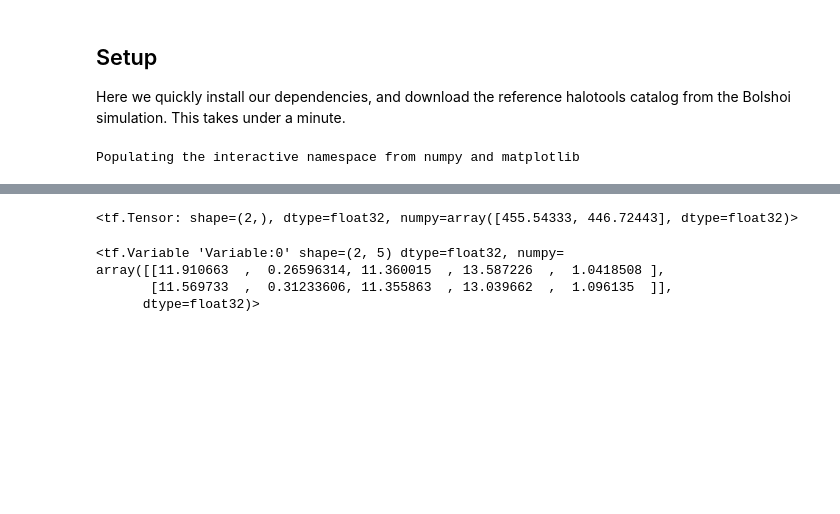
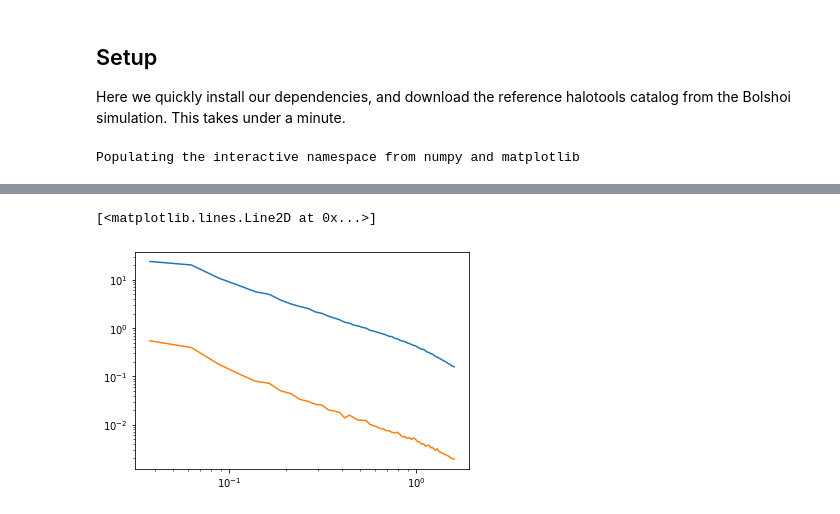
Before and after one commit to DifferentiableUniverseInitiative/DHOD, a Jupyter notebook: nb/Optimized_HOD_HMC_sampling.ipynb, the cells around one changed output, grey strips where cells are left out. Cells and saved outputs as stored; diff of their text form; code cells hidden in the pictures; blank space fills up the shorter version.

```diff
--- a/nb/Optimized_HOD_HMC_sampling.ipynb
+++ b/nb/Optimized_HOD_HMC_sampling.ipynb
@@ -75,14 +76,14 @@ Size of high mass halo catalog 108
 # %%
 # Here is how we define the same model in
-def hod(halo_cat,
-        logMmin=12.02, sigma_logM=0.26, logM0=11.38, logM1=13.31, alpha=1.06,
-        max_sat=20):
+def hod(halo_cat, logMmin=12.02, sigma_logM=0.26, logM0=11.38, logM1=13.31, alpha=1.06,
+        max_sat=20, name='hod'):
 
   ### Occupation model ###
   n_cen = Zheng07Cens(halo_cat['halo_mvir'],
                       sigma_logM=sigma_logM,
                       logMmin=logMmin,
-                      temperature=temperature)
+                      temperature=temperature,
+                      name=name+'_cen')
 
   n_sat = Zheng07Sats(halo_cat['halo_mvir'],
                       n_cen,
@@ -90,18 +91,20 @@ def hod(halo_cat,
                       logM1=logM1,
                       alpha=alpha,
                       sample_shape=(max_sat,),
-                      temperature=temperature)
+                      temperature=temperature,
+                      name=name+'_sat')
 
   ### Phase Space model ###
   # Centrals are just located at center of halo
-  pos_cen = ed.Deterministic(tf.stack([halo_cat['halo_x'],
-                                       halo_cat['halo_y'],
-                                       halo_cat['halo_z']], axis=-1))
+  pos_cen = tf.stack([halo_cat['halo_x'],
+                      halo_cat['halo_y'],
+                      halo_cat['halo_z']], axis=-1)
 
   # Satellites follow an NFW profile centered on halos
   pos_sat = NFWProfile(pos=pos_cen,
                        concentration=halo_cat['halo_nfw_conc'],
                        Rvir=halo_cat['halo_rvir'],
-                       sample_shape=(max_sat, batch_size))
+                       sample_shape=(max_sat, batch_size),
+                       name=name+'_sat_pos')
 
   return {'pos_cen':pos_cen,'n_cen':n_cen, 'pos_sat':pos_sat, 'n_sat':n_sat}
@@ -108,5 +125,5 @@ def hod(halo_cat,
 # %%
-def paint_galaxies(gal_cat, nc=128, rho=None):
+def paint_galaxies(gal_cat, nc=mesh_size, rho=None):
   """ Function that paints galaxies on the field
   """
   # Take centrals and rescale them to the boxsize
@@ -136,22 +169,22 @@ def paint_galaxies(gal_cat, nc=128, rho=None):
 # %%
 # Let's now build a function that returns a sampled power spectrum
-PS = Power_Spectrum(shape=np.array([box_size, box_size, box_size]).astype('int32'),
+kf = 2.*np.pi/box_size
+PS = Power_Spectrum(shape=np.array([mesh_size, mesh_size, mesh_size]).astype('int32'),
                boxsize=np.array([box_size, box_size, box_size]),
-               kmin=0.1,dk=.05)
+               kmin=kf,dk=kf)
 
-@tf.function
 def get_pk(logMmin=12.02, sigma_logM=0.26, logM0=11.38, logM1=13.31, alpha=1.06,
-           max_sat_low=20, max_sat_high=100):
+           max_sat_low=10, max_sat_high=100):
   """ This function samples the catalogs, paint the galaxies, and compute the
   power spectrum
   """
   # Sample and paint galaxies low mass halos
   rho = paint_galaxies(hod(tf_halocat_low, logMmin, sigma_logM, logM0, logM1, alpha,
-                           max_sat=max_sat_low))
+                           max_sat=max_sat_low, name='low'))
 
   # Add galaxies from high mass halos
-  rho = paint_galaxies(hod(halo_cat_high, logMmin, sigma_logM, logM0, logM1, alpha,
-                           max_sat=max_sat_high),
+  rho = paint_galaxies(hod(tf_halocat_high, logMmin, sigma_logM, logM0, logM1, alpha,
+                           max_sat=max_sat_high, name='high'),
                        rho=rho)
 
   # Compute power spectrum of resulting field
@@ -162,7 +195,7 @@ def get_pk(logMmin=12.02, sigma_logM=0.26, logM0=11.38, logM1=13.31, alpha=1.06,
 import time
 start_time = time.time()
 samps = []
-for i in range(50):
+for i in range(100):
   k, pk = get_pk(logMmin=12.02*tf.ones([batch_size]),
                 sigma_logM=0.26*tf.ones([batch_size]),
                 logM0=11.38*tf.ones([batch_size]),
@@ -200,4 +215,0 @@ def log_prob_fn(params):
-# %%
-log_prob_fn(p)
-# %% [output]
-<tf.Tensor: shape=(2,), dtype=float32, numpy=array([455.54333, 446.72443], dtype=float32)>
@@ -222,7 +216,6 @@ init_state = tf.Variable(np.ones([num_chains, 5], dtype=dtype)*fid_params+var,dt
-# %%
-init_state
-# %% [output]
-<tf.Variable 'Variable:0' shape=(2, 5) dtype=float32, numpy=
-array([[11.910663  ,  0.26596314, 11.360015  , 13.587226  ,  1.0418508 ],
-       [11.569733  ,  0.31233606, 11.355863  , 13.039662  ,  1.096135  ]],
-      dtype=float32)>
+# %%
+loglog(k,mean)
+plot(k,diag_std)
+# %% [output]
+[<matplotlib.lines.Line2D at 0x...>]
+[figure, added]
```
Also changed, not shown: parts of 37 cells of this notebook, 2 other files.
